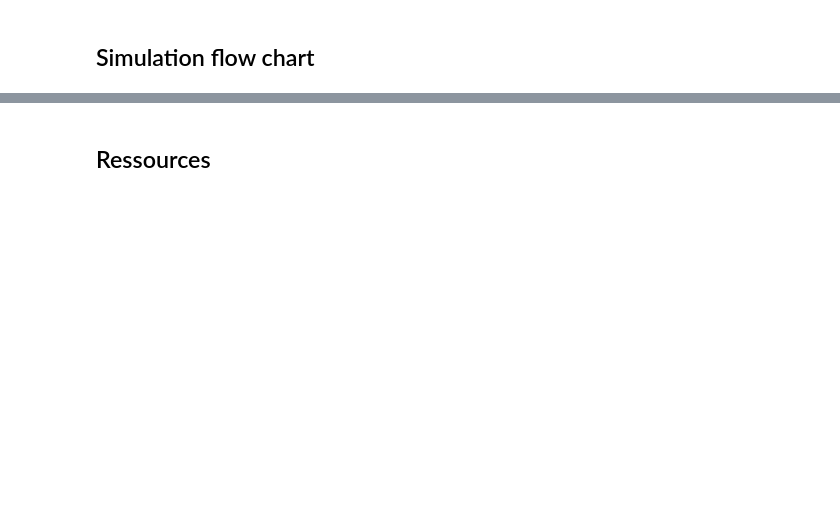
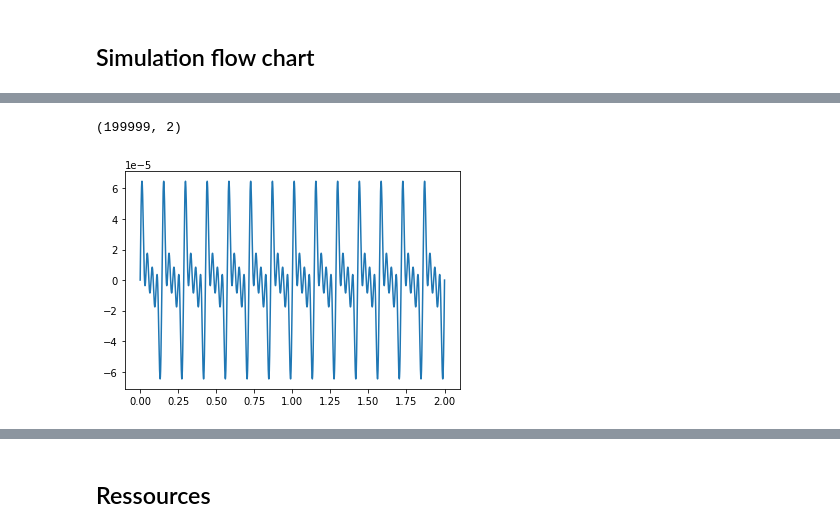
Before and after one commit to SpaceTech-Orleans/EXP_SCHUMANN, a Jupyter notebook: Simulations_LTSPICE/schumann_board_simu.ipynb, the cells around one changed output, grey strips where cells are left out. Drawn from its saved outputs; the diff is of its cells as text; code cells hidden in the pictures; blank space fills up the shorter version.

```diff
--- a/Simulations_LTSPICE/schumann_board_simu.ipynb
+++ b/Simulations_LTSPICE/schumann_board_simu.ipynb
@@ -36,0 +33,12 @@ np.savetxt(path_stimuli+signal_name+".txt", signal1 )
+# %%
+################### Sum of sines wave ##################
+signal_name = "sum_sine_1"                            # Signal name for txt output
+sines_freq = [7,14,21,28]                             # Sines frequencies
+sines_amp  = [20E-6,20E-6,20E-6,20E-6]                # Sines amplitudes
+signal1 = f.multi_sine_generator(sines_freq,sines_amp,2,10E-6)
+plt.plot(signal1[:,0], signal1[:,1])
+print(np.shape(signal1))
+#np.savetxt(path_stimuli+signal_name+".txt", signal1 ) # Save sine wave to txt file
+# %% [output]
+(199999, 2)
+[figure, added]
```
Also changed, not shown: parts of 6 cells of this notebook, 6 other files.
